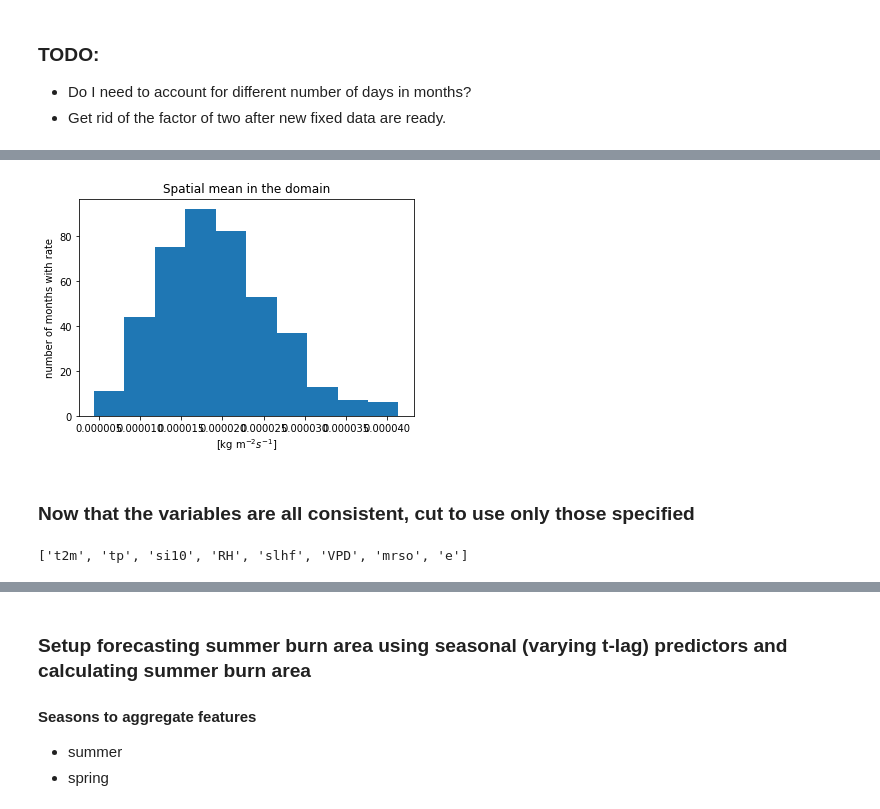
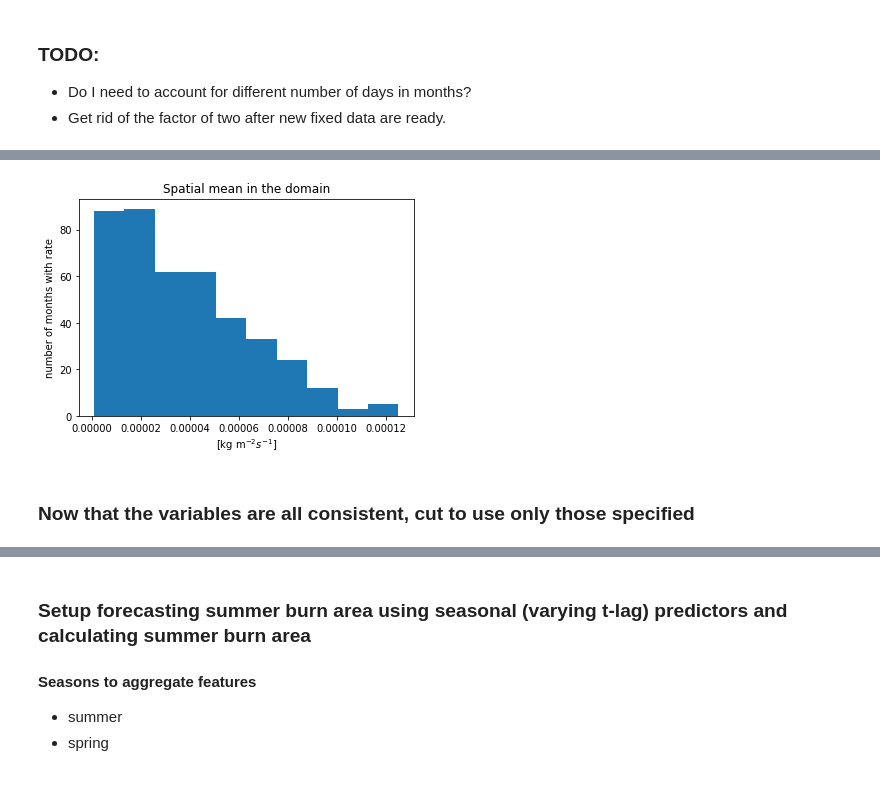
Before and after one commit to stevenjoelbrey/metSpread, a Jupyter notebook: Python/train_burn_area_classifier.ipynb, the cells around one changed output, grey strips where cells are left out. Drawn from its saved outputs; the diff is of its cells as text; code cells hidden in the pictures.

```diff
--- a/Python/train_burn_area_classifier.ipynb
+++ b/Python/train_burn_area_classifier.ipynb
@@ -303,7 +414,7 @@ def m_to_mass_flux(tp_m) :
     # Same length as tp_m
     #seconds_per_all_months = np.repeat(seconds_per_month, nYears)
     seconds_per_day = 86400.
-    tp_prime     = tp_m * density / seconds_per_day / 2. # temp factor of 2?
+    tp_prime     = tp_m * density / seconds_per_day
 
     return tp_prime
 
@@ -328,9 +434,0 @@ hfls = J_flux_to_W_flux( np.array(X_monthly["slhf"].copy()) )
-# %%
-# Replace columns with updated versions
-X_monthly.loc[:, "tp"] = tp_mass_flux
-X_monthly["hfls"] = hfls # new!
-X_monthly["evspsbl"] = evspsbl # new!
-# %%
-# remove slhf, we do not want it
-X_monthly = X_monthly.drop(columns=["slhf","e"]).copy()
-X_monthly.iloc[0:5,:]
@@ -344,6 +437,25 @@ X_monthly.iloc[0:5,:]
 # %%
-# Finally, make the names of the era-interim variables match the names
-# in CMIP5 output. After this step, the units and names should math.
-X_monthly.rename(columns={"t2m":"tas", "tp":"pr","si10":"sfcWind", "RH":"hurs"}, inplace=True)
-X_monthly.iloc[0:5,:]
+for div in fire_df_subset.columns :
+
+    # Get a regions met values to change units for
+    X_monthly = X_monthly_dict[div]
+
+    tp = m_to_mass_flux( np.array(X_monthly["tp"].copy()) )
+    e = m_to_mass_flux( np.array(X_monthly["e"].copy()) ) * -1.
+    slhf = J_flux_to_W_flux( np.array(X_monthly["slhf"].copy()) )
+
+    # Replace columns with updated versions
+    X_monthly.loc[:, "tp"] = tp
+    X_monthly["e"] = e
+    X_monthly["slhf"] = slhf
+
+    # Finally, make the names of the era-interim variables match the names
+    # in CMIP5 output. After this step, the units and names should match.
+    # t2m	tp	si10	RH	slhf	VPD	mrso	e
+    X_monthly.rename(columns={"t2m":"tas","tp":"pr","si10":"sfcWind","RH":"hurs",
+                              "slhf":"hfls", "VPD":"VPD", "mrso":"mrso", "e":"evsp"},
+                     inplace=True)
+
+    # Place back in dictionary
+    X_monthly_dict[div] = X_monthly
 # %% [output]
@@ -356,31 +493,19 @@ X_monthly.iloc[0:5,:]
 # %%
 #plt.figure()
-#plt.plot(X_monthly["pr"].values, tp_mass_flux)
+#plt.plot(X_monthly_dict['Marine Regime Mountains'].pr, tp_mass_flux)
 #plt.xlabel("pr [m]")
 #plt.ylabel("pr [kg m$^{-2}s^{-1}$]")
 #plt.suptitle("ERA-Interim total precipitation (tp) meters to mass flux ratio")
 #plt.title("(Should be linear)")
 #plt.show()
 
 plt.figure()
-plt.hist(tp_mass_flux)
+plt.hist(X_monthly_dict['Marine Regime Mountains'].pr)
 plt.xlabel("[kg m$^{-2}s^{-1}$]")
 plt.title("Spatial mean in the domain")
 plt.ylabel("number of months with rate")
 plt.show()
 # %% [output]
-[figure, old version]
+[figure, new version]
 # %% [markdown]
 ### Now that the variables are all consistent, cut to use only those specified
-# %%
-if use_plant_mask :
-    X_monthly = X_monthly.loc[:, plant_vars].copy()
-    predictors = X_monthly.columns.values
-
-if use_atmos_mask :
-    X_monthly = X_monthly.loc[:, atmos_vars].copy()
-    predictors = X_monthly.columns.values
-
-predictors
-# %% [output]
-['t2m', 'tp', 'si10', 'RH', 'slhf', 'VPD', 'mrso', 'e']
```
Also changed, not shown: parts of 37 cells of this notebook.
